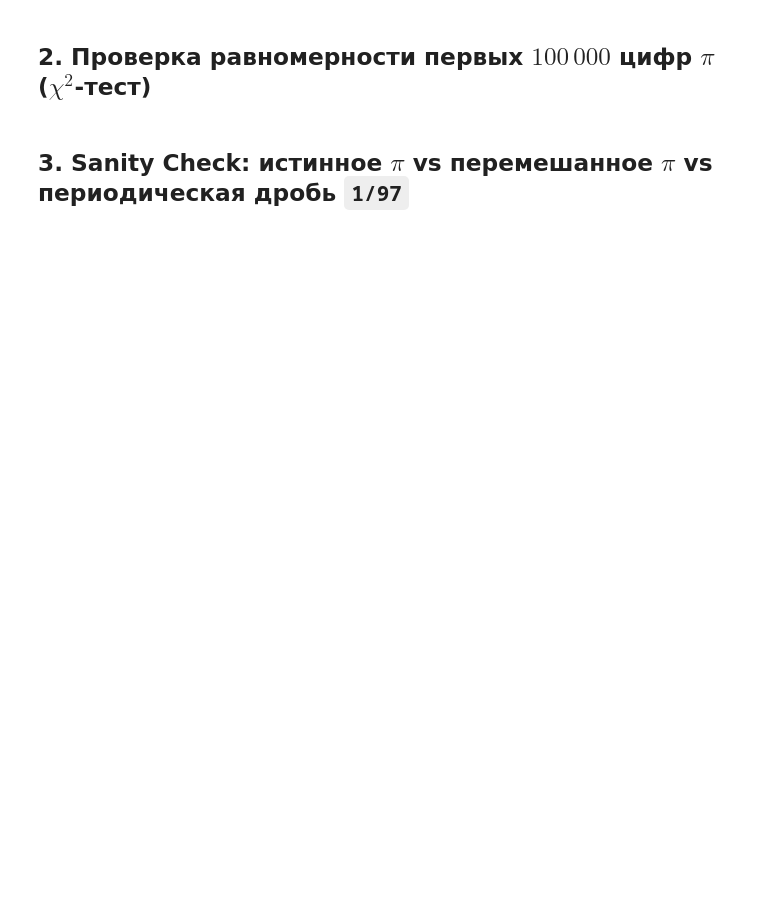
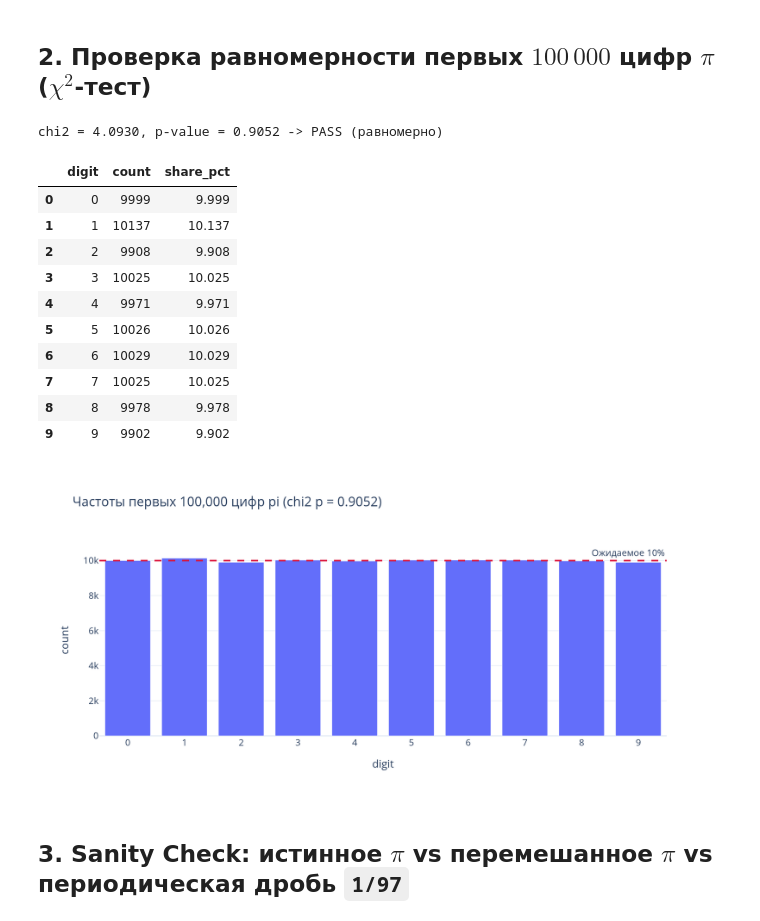
Before and after one commit to w0rsty/Pi-Predictability-Lab, a Jupyter notebook: notebooks/01_quick_sanity_check.ipynb, the cells around one changed output. Drawn from its saved outputs; the diff is of its cells as text; code cells hidden in the pictures; blank space fills up the shorter version.

```diff
--- a/notebooks/01_quick_sanity_check.ipynb
+++ b/notebooks/01_quick_sanity_check.ipynb
@@ -57,26 +64,46 @@ pd.DataFrame(timings)
 # %%
 pi_digits = sequences["pi"]
 counts = np.bincount(pi_digits, minlength=10)
 expected = np.full(10, len(pi_digits) / 10.0)
 chi2_stat, chi2_p = stats.chisquare(counts, f_exp=expected)
 
 freq_df = pd.DataFrame({
     "digit": np.arange(10),
     "count": counts,
     "share_pct": np.round(100.0 * counts / len(pi_digits), 3),
 })
 print(f"chi2 = {chi2_stat:.4f}, p-value = {chi2_p:.4f} -> {'PASS (равномерно)' if chi2_p > 0.05 else 'FAIL'}")
-display(freq_df)
 
 fig_freq = px.bar(
     freq_df,
     x="digit",
     y="count",
     title=f"Частоты первых {N_DIGITS:,} цифр pi (chi2 p = {chi2_p:.4f})",
     template="plotly_white",
 )
 fig_freq.add_hline(y=len(pi_digits) / 10.0, line_dash="dash", line_color="crimson", annotation_text="Ожидаемое 10%")
-fig_freq.show()
+fig_freq.update_xaxes(dtick=1)
+try:
+    from IPython.display import Image, display
+    display(freq_df)
+    display(Image(fig_freq.to_image(format="png", width=900, height=430, scale=2)))
+except ImportError:
+    print(freq_df.to_string(index=False))
+    fig_freq.show()
+# %% [output]
+chi2 = 4.0930, p-value = 0.9052 -> PASS (равномерно)
+|  | digit | count | share_pct |
+| 0 | 0 | 9999 | 9.999 |
+| 1 | 1 | 10137 | 10.137 |
+| 2 | 2 | 9908 | 9.908 |
+| 3 | 3 | 10025 | 10.025 |
+| 4 | 4 | 9971 | 9.971 |
+| 5 | 5 | 10026 | 10.026 |
+| 6 | 6 | 10029 | 10.029 |
+| 7 | 7 | 10025 | 10.025 |
+| 8 | 8 | 9978 | 9.978 |
+| 9 | 9 | 9902 | 9.902 |
+[figure, added]
 # %% [markdown]
 ## 3. Sanity Check: истинное $\pi$ vs перемешанное $\pi$ vs периодическая дробь `1/97`
 # %%
```
Also changed, not shown: parts of 2 cells of this notebook, 3 other files.
